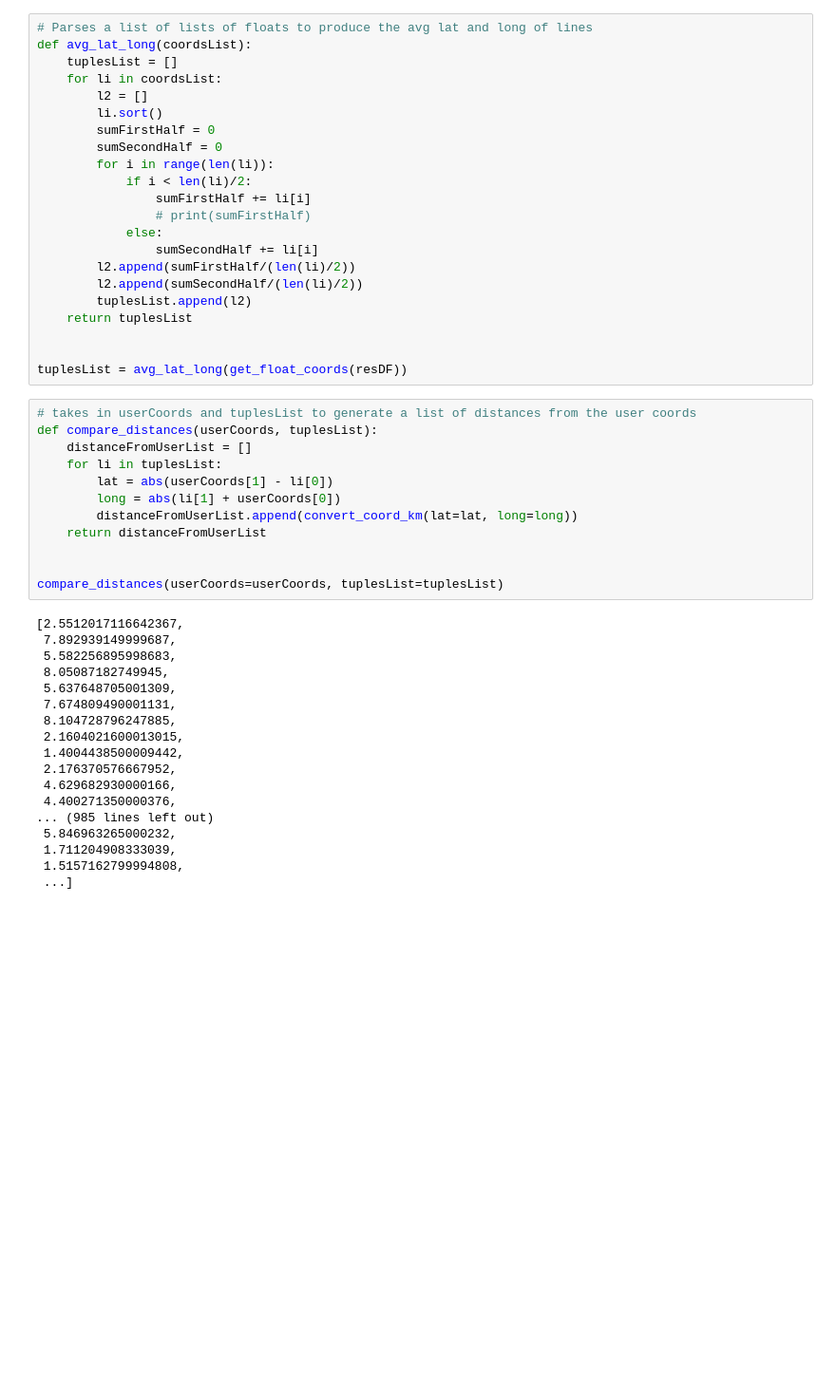
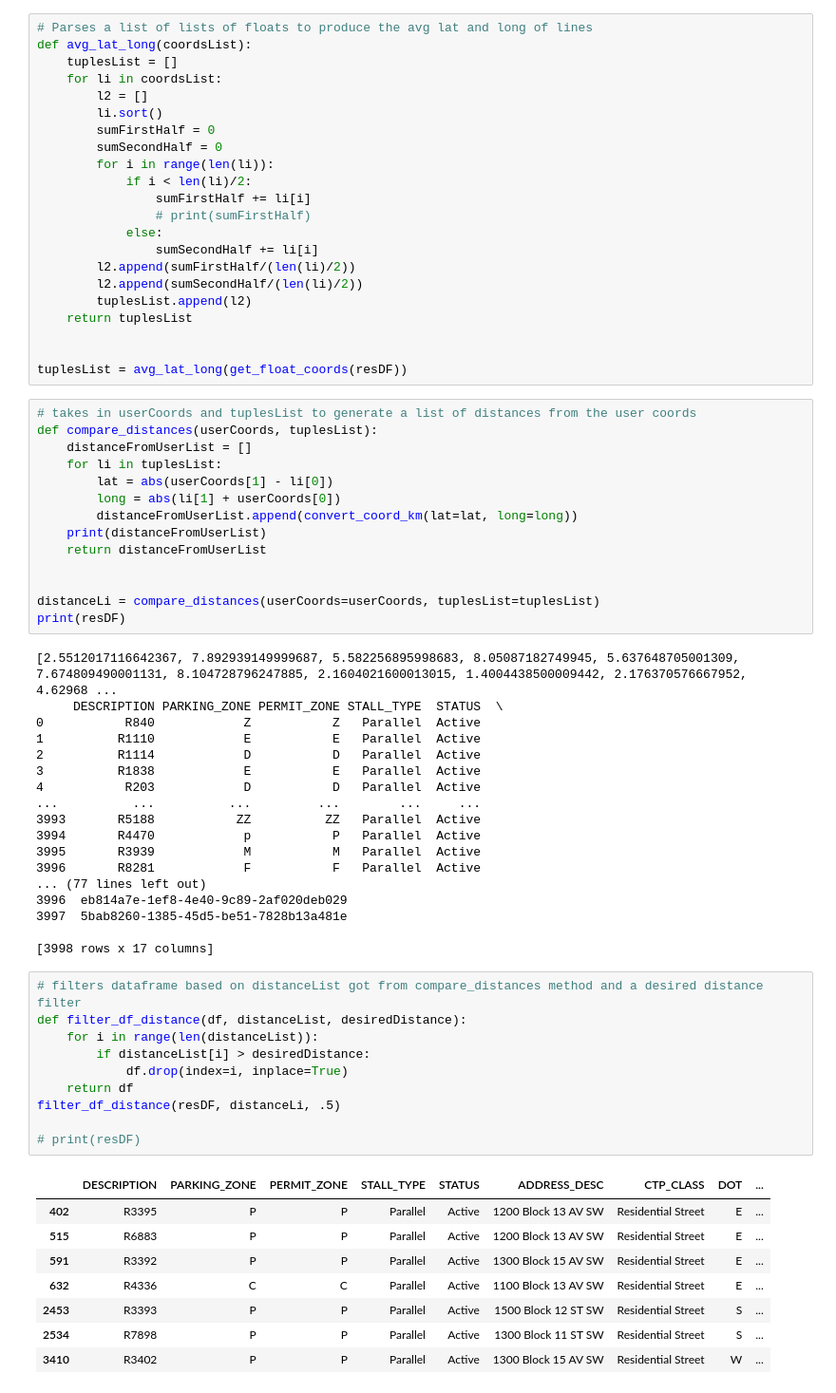
Before and after one commit to AidanThadAnd/Parking-Locator, a Jupyter notebook: backend/test.ipynb, the cells around one changed output. Shown at 95% size. Drawn from its saved outputs; the diff is of its cells as text; blank space fills up the shorter version.

Commit message:
filter_df_distance complete !

```diff
--- a/backend/test.ipynb
+++ b/backend/test.ipynb
@@ -91,25 +91,46 @@ def compare_distances(userCoords, tuplesList):
         lat = abs(userCoords[1] - li[0])
         long = abs(li[1] + userCoords[0])
         distanceFromUserList.append(convert_coord_km(lat=lat, long=long))
+    print(distanceFromUserList)
     return distanceFromUserList
 
 
-compare_distances(userCoords=userCoords, tuplesList=tuplesList)
+distanceLi = compare_distances(userCoords=userCoords, tuplesList=tuplesList)
+print(resDF)
 # %% [output]
-[2.5512017116642367,
- 7.892939149999687,
- 5.582256895998683,
- 8.05087182749945,
- 5.637648705001309,
- 7.674809490001131,
- 8.104728796247885,
- 2.1604021600013015,
- 1.4004438500009442,
- 2.176370576667952,
- 4.629682930000166,
- 4.400271350000376,
-... (985 lines left out)
- 5.846963265000232,
- 1.711204908333039,
- 1.5157162799994808,
- ...]
+[2.5512017116642367, 7.892939149999687, 5.582256895998683, 8.05087182749945, 5.637648705001309, 7.674809490001131, 8.104728796247885, 2.1604021600013015, 1.4004438500009442, 2.176370576667952, 4.62968 ...
+     DESCRIPTION PARKING_ZONE PERMIT_ZONE STALL_TYPE  STATUS  \
+0           R840            Z           Z   Parallel  Active
+1          R1110            E           E   Parallel  Active
+2          R1114            D           D   Parallel  Active
+3          R1838            E           E   Parallel  Active
+4           R203            D           D   Parallel  Active
+...          ...          ...         ...        ...     ...
+3993       R5188           ZZ          ZZ   Parallel  Active
+3994       R4470            p           P   Parallel  Active
+3995       R3939            M           M   Parallel  Active
+3996       R8281            F           F   Parallel  Active
+... (77 lines left out)
+3996  eb814a7e-1ef8-4e40-9c89-2af020deb029
+3997  5bab8260-1385-45d5-be51-7828b13a481e
+
+[3998 rows x 17 columns]
+# %%
+# filters dataframe based on distanceList got from compare_distances method and a desired distance filter
+def filter_df_distance(df, distanceList, desiredDistance):
+    for i in range(len(distanceList)):
+        if distanceList[i] > desiredDistance:
+            df.drop(index=i, inplace=True)
+    return df
+filter_df_distance(resDF, distanceLi, .5)
+
+# print(resDF)
+# %% [output]
+|  | DESCRIPTION | PARKING_ZONE | PERMIT_ZONE | STALL_TYPE | STATUS | ADDRESS_DESC | CTP_CLASS | DOT | ... |
+| 402 | R3395 | P | P | Parallel | Active | 1200 Block 13 AV SW | Residential Street | E | ... |
+| 515 | R6883 | P | P | Parallel | Active | 1200 Block 13 AV SW | Residential Street | E | ... |
+| 591 | R3392 | P | P | Parallel | Active | 1300 Block 15 AV SW | Residential Street | E | ... |
+| 632 | R4336 | C | C | Parallel | Active | 1100 Block 13 AV SW | Residential Street | E | ... |
+| 2453 | R3393 | P | P | Parallel | Active | 1500 Block 12 ST SW | Residential Street | S | ... |
+| 2534 | R7898 | P | P | Parallel | Active | 1300 Block 11 ST SW | Residential Street | S | ... |
+| 3410 | R3402 | P | P | Parallel | Active | 1300 Block 15 AV SW | Residential Street | W | ... |
```
Also changed, not shown: 1 other file.
